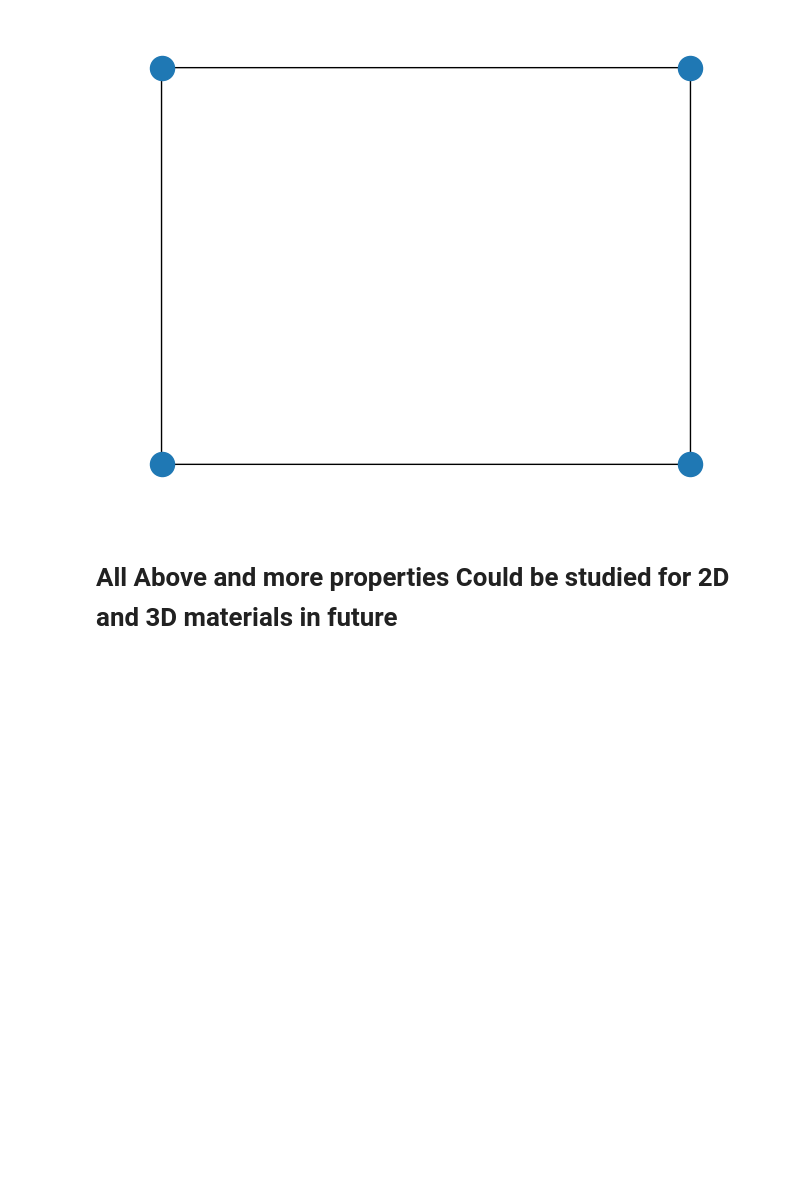
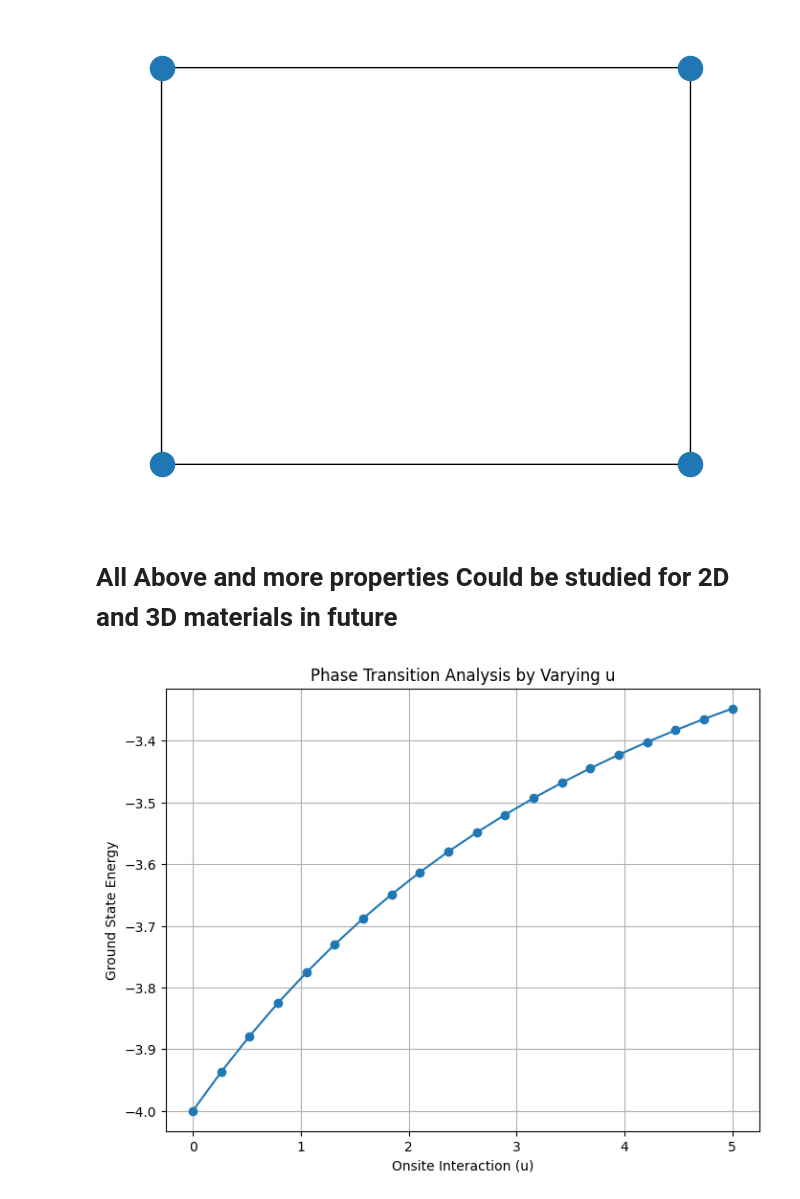
Before and after one commit to Arunsehrawat400/Arun-Qiskit, a Jupyter notebook: Lattice_Model.ipynb, the cells around one changed output. Cells and saved outputs as stored; diff of their text form; code cells hidden in the pictures; blank space fills up the shorter version.

```diff
--- a/Lattice_Model.ipynb
+++ b/Lattice_Model.ipynb
@@ -394,3 +394,61 @@ Ground State Energy: -3.6272130052966642
 [figure]
 # %% [markdown]
 # All Above and more properties Could be studied for 2D and 3D materials in future
+# %%
+from qiskit_nature.second_q.hamiltonians.lattices import SquareLattice, BoundaryCondition
+from qiskit_nature.second_q.hamiltonians import FermiHubbardModel
+from qiskit_nature.second_q.problems import LatticeModelProblem
+from qiskit_algorithms import NumPyMinimumEigensolver
+from qiskit_nature.second_q.mappers import JordanWignerMapper
+from qiskit_nature.second_q.algorithms import GroundStateEigensolver
+
+import numpy as np
+import matplotlib.pyplot as plt
+
+# Define lattice parameters
+rows = 2
+cols = 2
+boundary_condition = BoundaryCondition.OPEN
+
+t = -1.0  # Interaction parameter (hopping term)
+v = 0.0   # Onsite potential
+
+# Set up the square lattice
+square_lattice = SquareLattice(rows=rows, cols=cols, boundary_condition=boundary_condition)
+
+# Initialize solver and mapper for the ground state problem
+numpy_solver = NumPyMinimumEigensolver()
+qubit_mapper = JordanWignerMapper()
+
+# Varying on-site interaction parameter u
+u_values = np.linspace(0, 5, 20)  # Range of u from 0 to 5, with 20 steps
+ground_state_energies = []
+
+for u in u_values:
+    # Setup Fermi-Hubbard model with current u
+    fhm = FermiHubbardModel(
+        square_lattice.uniform_parameters(
+            uniform_interaction=t,
+            uniform_onsite_potential=v
+        ),
+        onsite_interaction=u
+    )
+
+    # Problem setup and solving
+    lmp = LatticeModelProblem(fhm)
+    calc = GroundStateEigensolver(qubit_mapper, numpy_solver)
+    res = calc.solve(lmp)
+
+    # Collect the ground state energy
+    ground_state_energies.append(res.groundenergy)
+
+# Plot the results
+plt.figure(figsize=(8, 6))
+plt.plot(u_values, ground_state_energies, marker='o')
+plt.xlabel("Onsite Interaction (u)")
+plt.ylabel("Ground State Energy")
+plt.title("Phase Transition Analysis by Varying u")
+plt.grid()
+plt.show()
+# %% [output]
+[figure, added]
```
Also changed, not shown: parts of 2 cells of this notebook.
